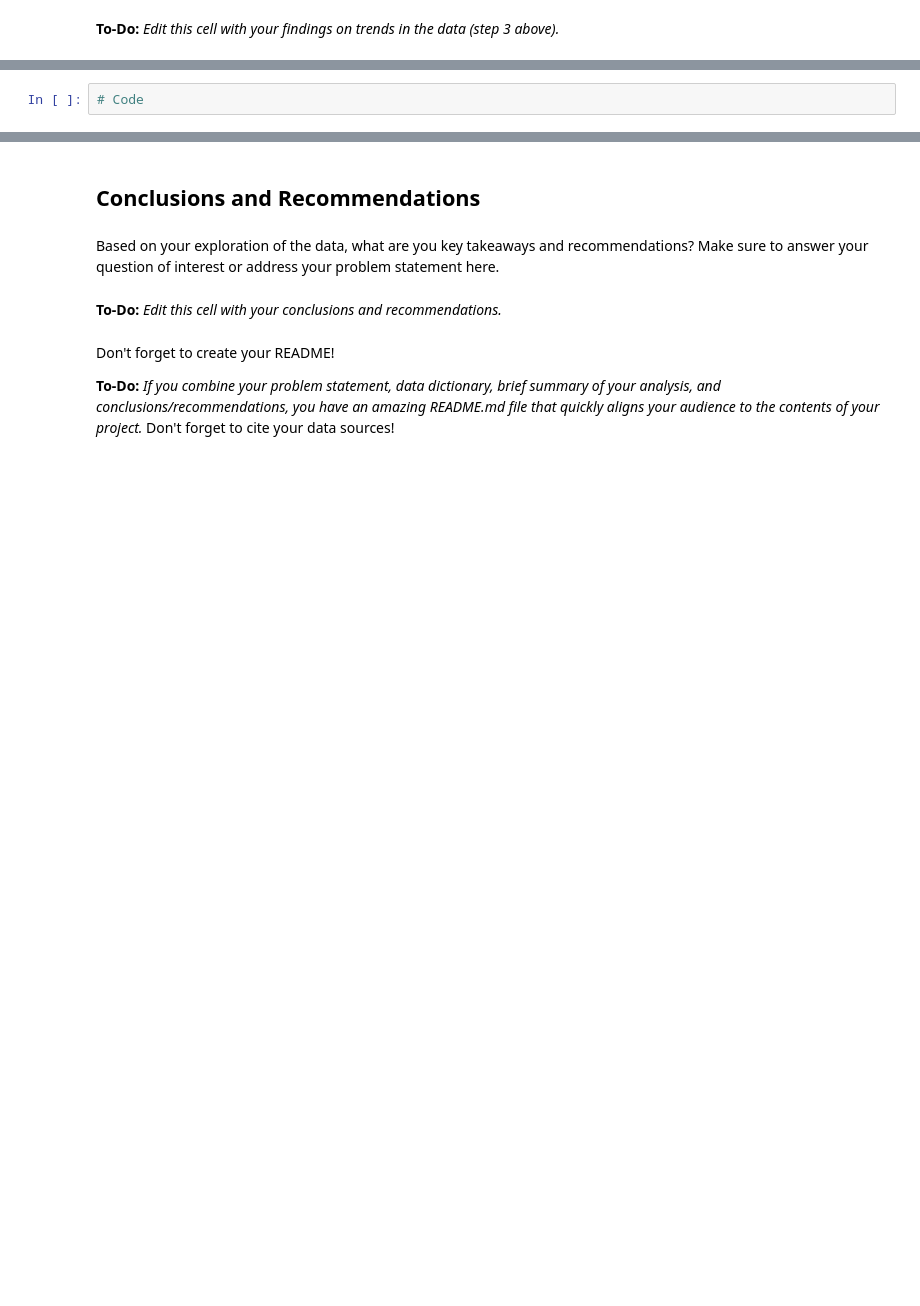
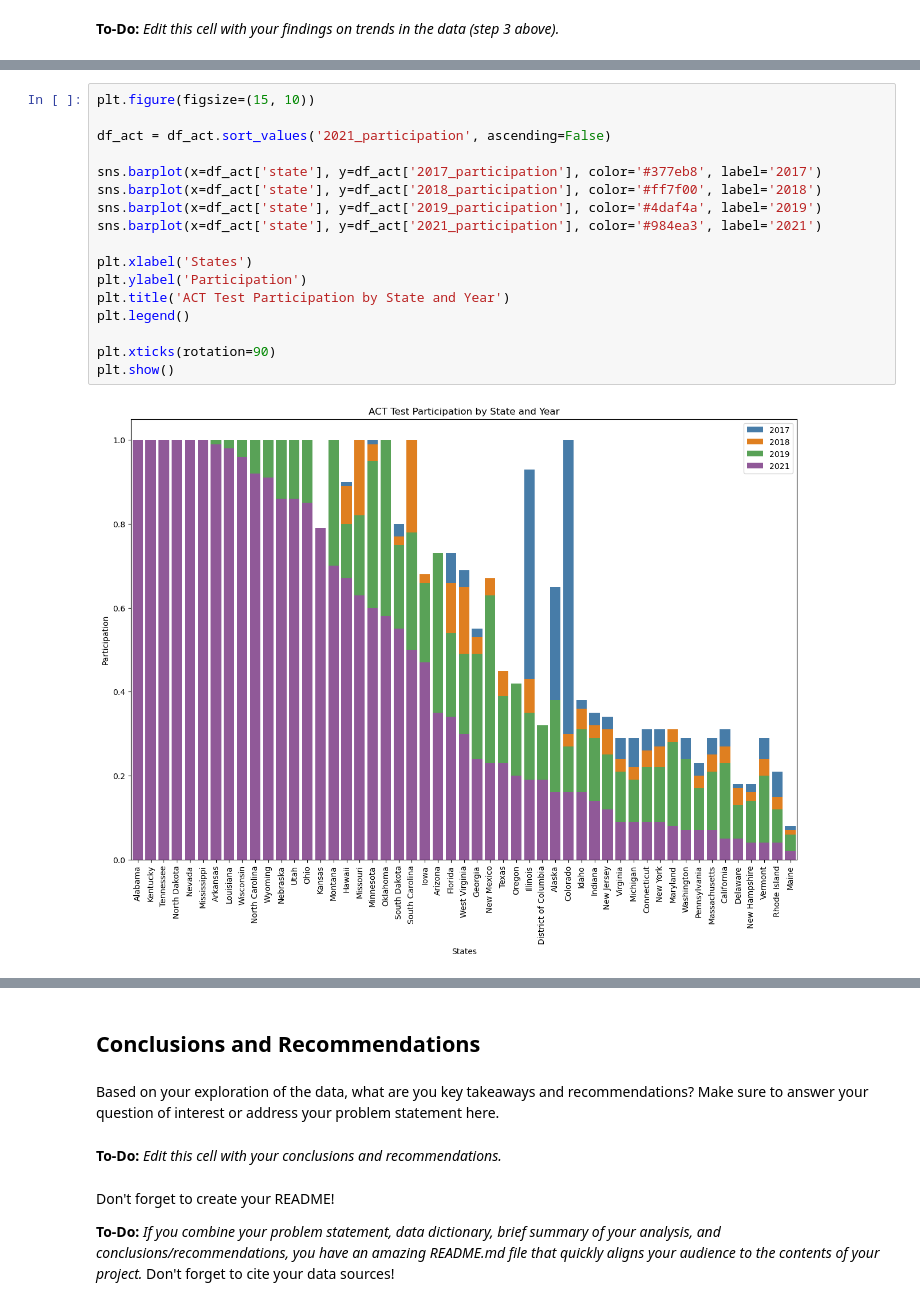
Before and after one commit to argishtiovsepyan/Standardized_Test_Analysis, a Jupyter notebook: code/argishti_project_1.ipynb, the cells around one changed output, grey strips where cells are left out. Drawn from its saved outputs; the diff is of its cells as text; blank space fills up the shorter version.

Commit message:
graphs and stuff

```diff
--- a/code/argishti_project_1.ipynb
+++ b/code/argishti_project_1.ipynb
@@ -637,5 +677,22 @@ Here are some prompts to get you started with visualizations. Feel free to add a
         - Colors and symbols that are clear and unmistakable
 5. Additional plots of your choosing.
     - Are there any additional trends or relationships you haven't explored? Was there something interesting you saw that you'd like to dive further into? It's likely that there are a few more plots you might want to generate to support your narrative and recommendations that you are building toward. **As always, make sure you're interpreting your plots as you go**.
-# %%
-# Code
+# %%
+plt.figure(figsize=(15, 10))
+
+df_act = df_act.sort_values('2021_participation', ascending=False)
+
+sns.barplot(x=df_act['state'], y=df_act['2017_participation'], color='#377eb8', label='2017')
+sns.barplot(x=df_act['state'], y=df_act['2018_participation'], color='#ff7f00', label='2018')
+sns.barplot(x=df_act['state'], y=df_act['2019_participation'], color='#4daf4a', label='2019')
+sns.barplot(x=df_act['state'], y=df_act['2021_participation'], color='#984ea3', label='2021')
+
+plt.xlabel('States')
+plt.ylabel('Participation')
+plt.title('ACT Test Participation by State and Year')
+plt.legend()
+
+plt.xticks(rotation=90)
+plt.show()
+# %% [output]
+[figure, added]
```
Also changed, not shown: parts of 17 cells of this notebook.
